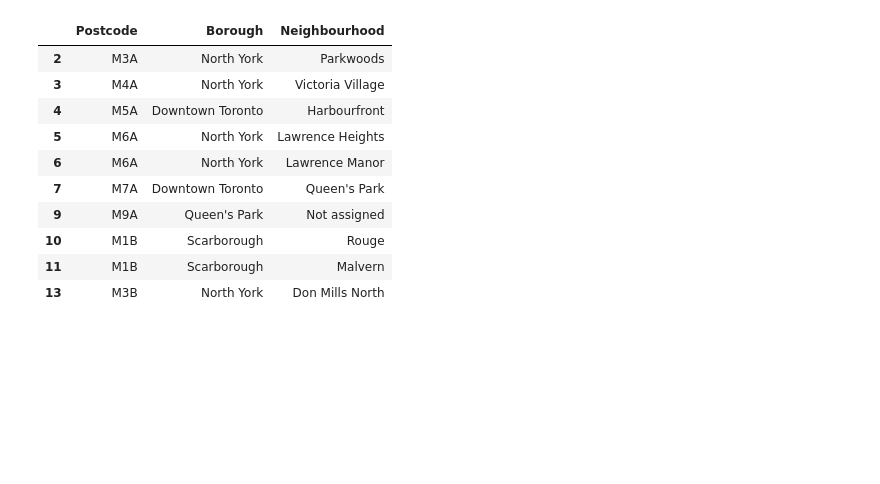
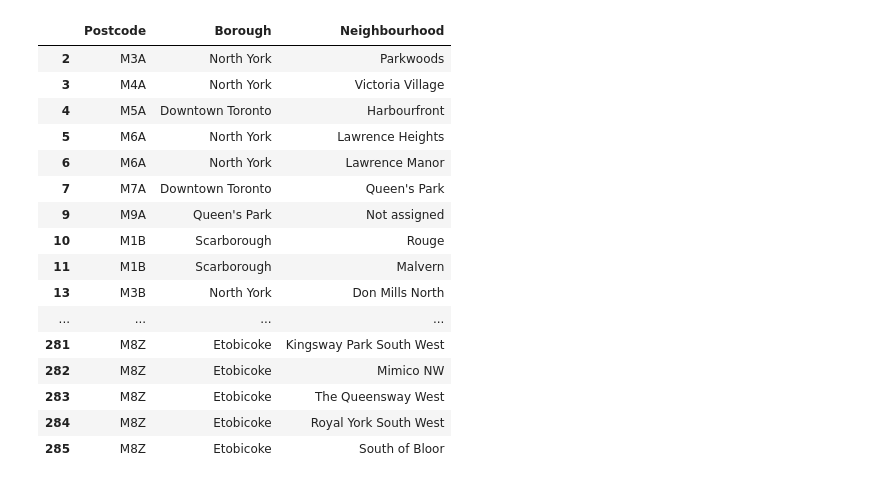
Before and after one commit to Anil175/Coursera_Capstone, a Jupyter notebook: SEGMENTING AND CLUSTERING NEIGHBORHOODS .ipynb, the cells around one changed output. Cells and saved outputs as stored; diff of their text form; code cells hidden in the pictures; blank space fills up the shorter version.

```diff
--- a/SEGMENTING AND CLUSTERING NEIGHBORHOODS .ipynb
+++ b/SEGMENTING AND CLUSTERING NEIGHBORHOODS .ipynb
@@ -42,17 +27,23 @@ Libraries imported.
 # %%
 # Scrapping wikipedia page using pandas
 df = pd.read_html('https://en.wikipedia.org/wiki/List_of_postal_codes_of_Canada:_M')[0]
 df.drop(df.loc[df['Borough']=='Not assigned'].index, inplace=True)
-df.head(10)
+df
 # %% [output]
 |  | Postcode | Borough | Neighbourhood |
 | 2 | M3A | North York | Parkwoods |
 | 3 | M4A | North York | Victoria Village |
 | 4 | M5A | Downtown Toronto | Harbourfront |
 | 5 | M6A | North York | Lawrence Heights |
 | 6 | M6A | North York | Lawrence Manor |
 | 7 | M7A | Downtown Toronto | Queen's Park |
 | 9 | M9A | Queen's Park | Not assigned |
 | 10 | M1B | Scarborough | Rouge |
 | 11 | M1B | Scarborough | Malvern |
 | 13 | M3B | North York | Don Mills North |
+| ... | ... | ... | ... |
+| 281 | M8Z | Etobicoke | Kingsway Park South West |
+| 282 | M8Z | Etobicoke | Mimico NW |
+| 283 | M8Z | Etobicoke | The Queensway West |
+| 284 | M8Z | Etobicoke | Royal York South West |
+| 285 | M8Z | Etobicoke | South of Bloor |
```
Also changed, not shown: parts of 11 cells of this notebook.
